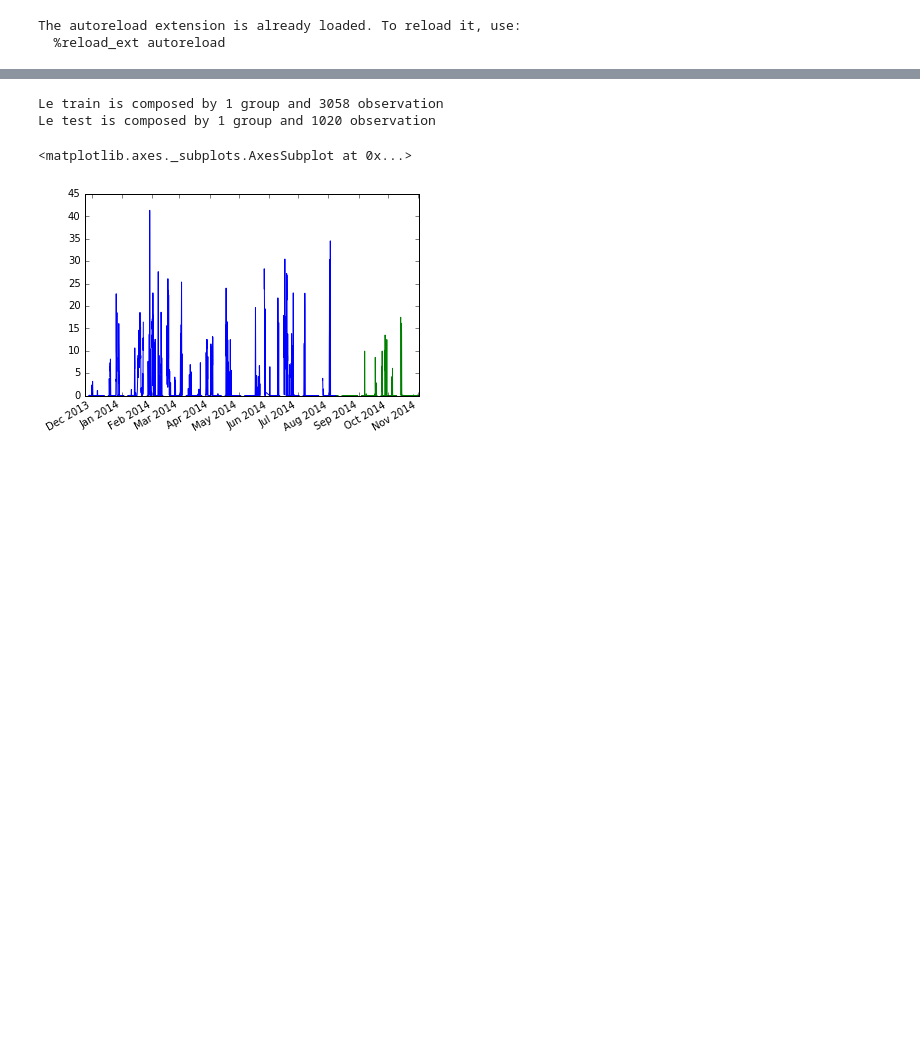
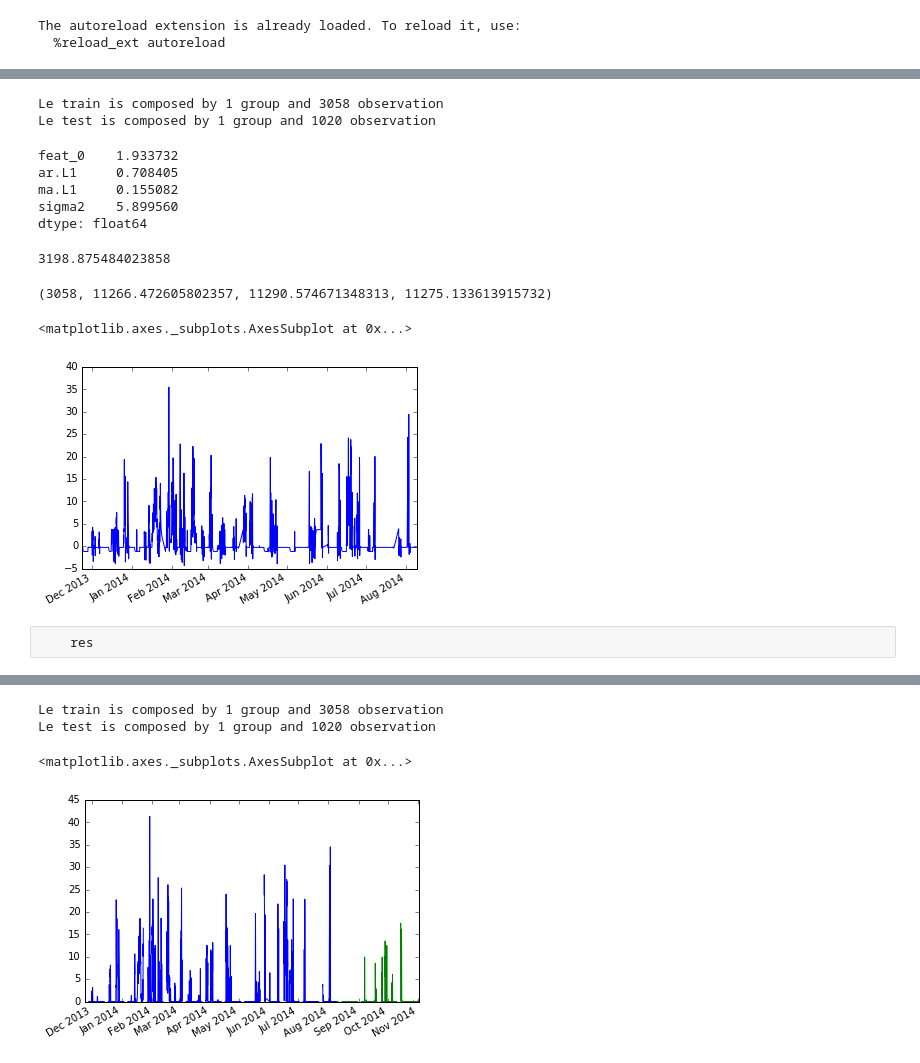
Before and after one commit to cthorey/fognet, a Jupyter notebook: ARIMA_modelling.ipynb, the cells around one changed output, grey strips where cells are left out. Cells and saved outputs as stored; diff of their text form; code cells hidden in the pictures; blank space fills up the shorter version.

```diff
--- a/ARIMA_modelling.ipynb
+++ b/ARIMA_modelling.ipynb
@@ -82,0 +228,33 @@ df = model.df
+# %%
+df = add_group_column_to_data(build_dataset())
+df0 = df.groupby('group').get_group('group0')
+#df0.loc[df0[df0['yield'] == -1]['yield'].index,'yield'] = np.nan
+# %%
+pipe = build_entire_pipeline(pipe_def.pipe0['pipe_list'],pipe_def.pipe0['pipe_kwargs'],df0)
+df0 = pipe.fit_transform(df0)
+train,test = train_test_split(df0)
+# %% [output]
+Le train is composed by 1 group and 3058 observation
+Le test is composed by 1 group and 1020 observation
+# %%
+model = sm.tsa.SARIMAX(endog = train['yield'],exog=train['feat_0'],order=(1,0,1))
+# %%
+res = model.fit()
+# %%
+res.params
+# %% [output]
+feat_0    1.933732
+ar.L1     0.708405
+ma.L1     0.155082
+sigma2    5.899560
+dtype: float64
+# %%
+model = sm.tsa.SARIMAX(endog = test['yield'],exog=test['feat_0'],order=(1,0,1))
+results = model.filter(res.params)
+results.aic
+# %% [output]
+3198.875484023858
+# %%
+res.nobs,res.aic,res.bic,res.hqic
+# %% [output]
+(3058, 11266.472605802357, 11290.574671348313, 11275.133613915732)
@@ -82,0 +263,7 @@ df = model.df
+# %%
+res.fittedvalues.plot()
+# %% [output]
+<matplotlib.axes._subplots.AxesSubplot at 0x...>
+[figure, added]
+# %% [raw]
+    res
```
Also changed, not shown: parts of 19 cells of this notebook, 13 other files.
